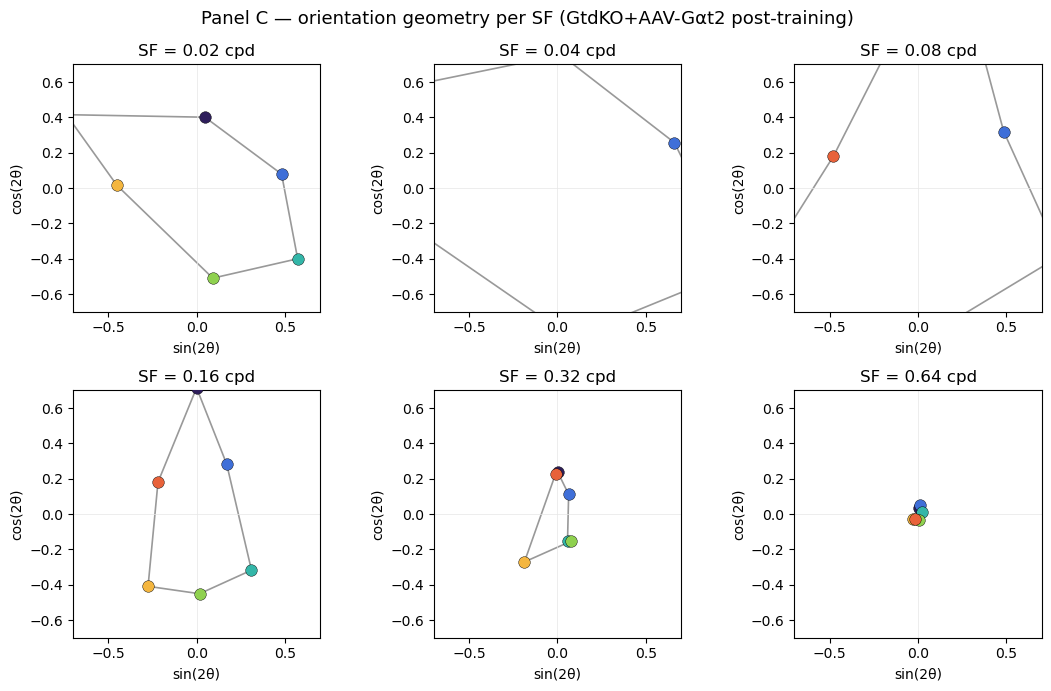
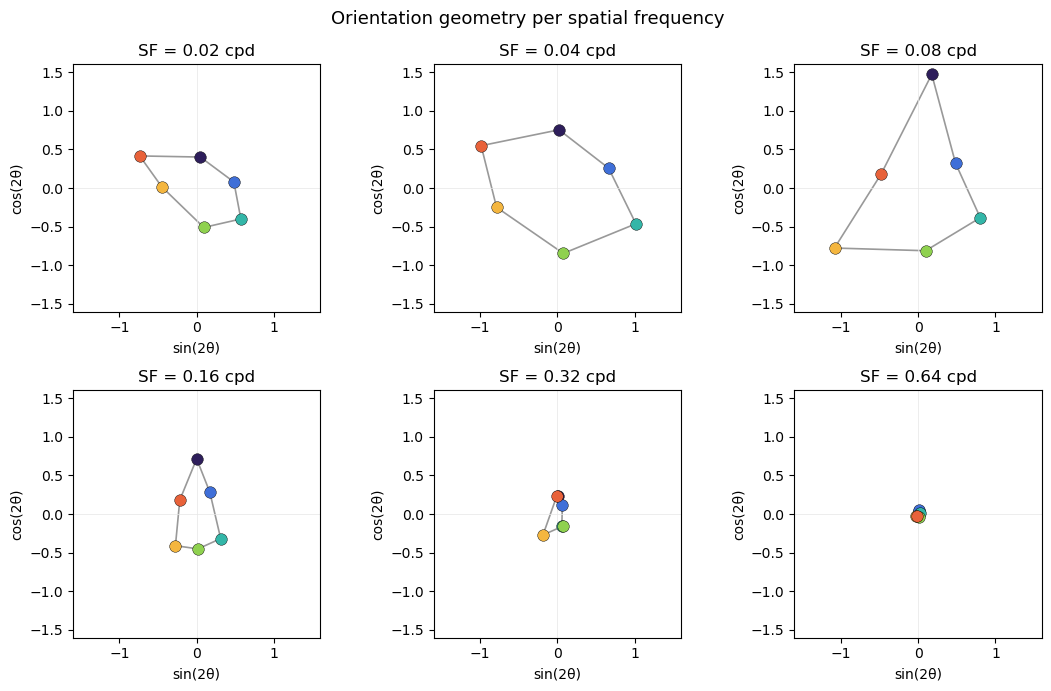
The change to this notebook cell's code, shown as a diff; its figure went from the first image to the second:
--- before
+++ after
@@ -11,6 +11,6 @@
                    s=70, edgecolor='k', linewidth=0.3, zorder=3)
     ax.set_title(f'SF = {s:g} cpd'); ax.set_xlabel('sin(2θ)'); ax.set_ylabel('cos(2θ)')
-    ax.set_aspect('equal'); ax.set_xlim(-0.7, 0.7); ax.set_ylim(-0.7, 0.7)
+    ax.set_aspect('equal'); ax.set_xlim(-1.6, 1.6); ax.set_ylim(-1.6, 1.6)
     ax.axhline(0, color='0.9', lw=0.5); ax.axvline(0, color='0.9', lw=0.5)
-fig.suptitle('Panel C — orientation geometry per SF (GtdKO+AAV-Gαt2 post-training)', fontsize=13)
+fig.suptitle('Orientation geometry per spatial frequency', fontsize=13)
 plt.tight_layout(); plt.show()

Commit: Generalize Vision-subspace demo; rename data file; fix demo data paths